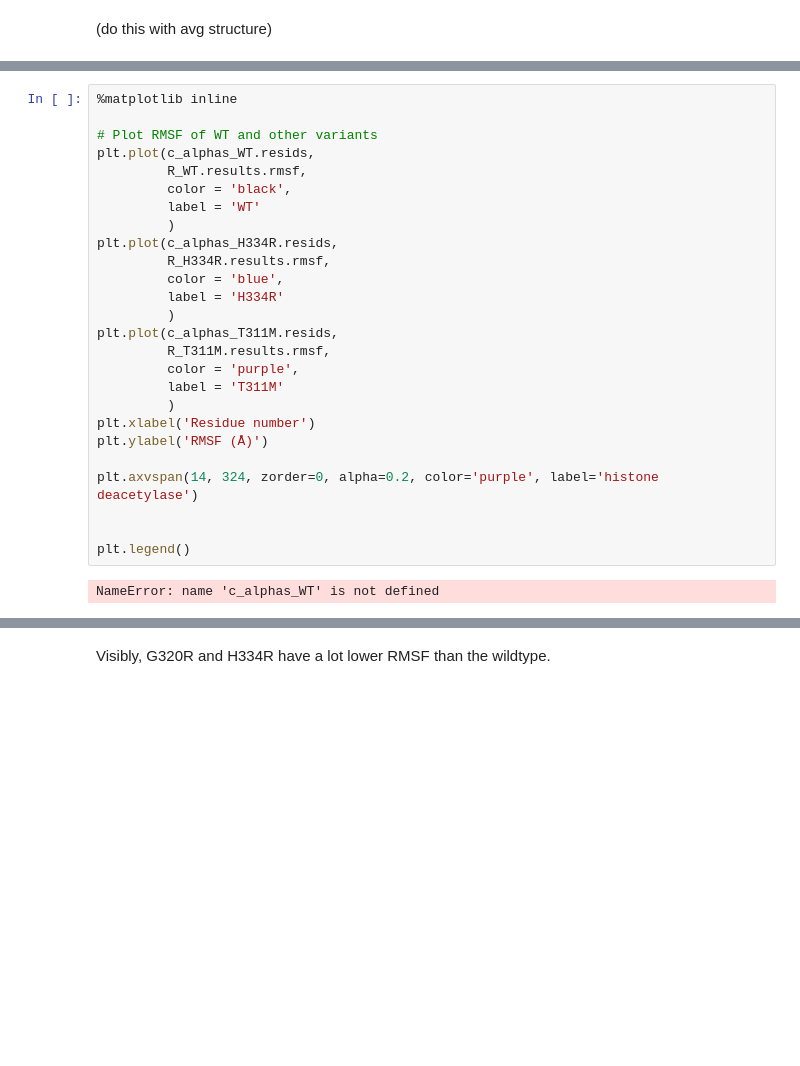
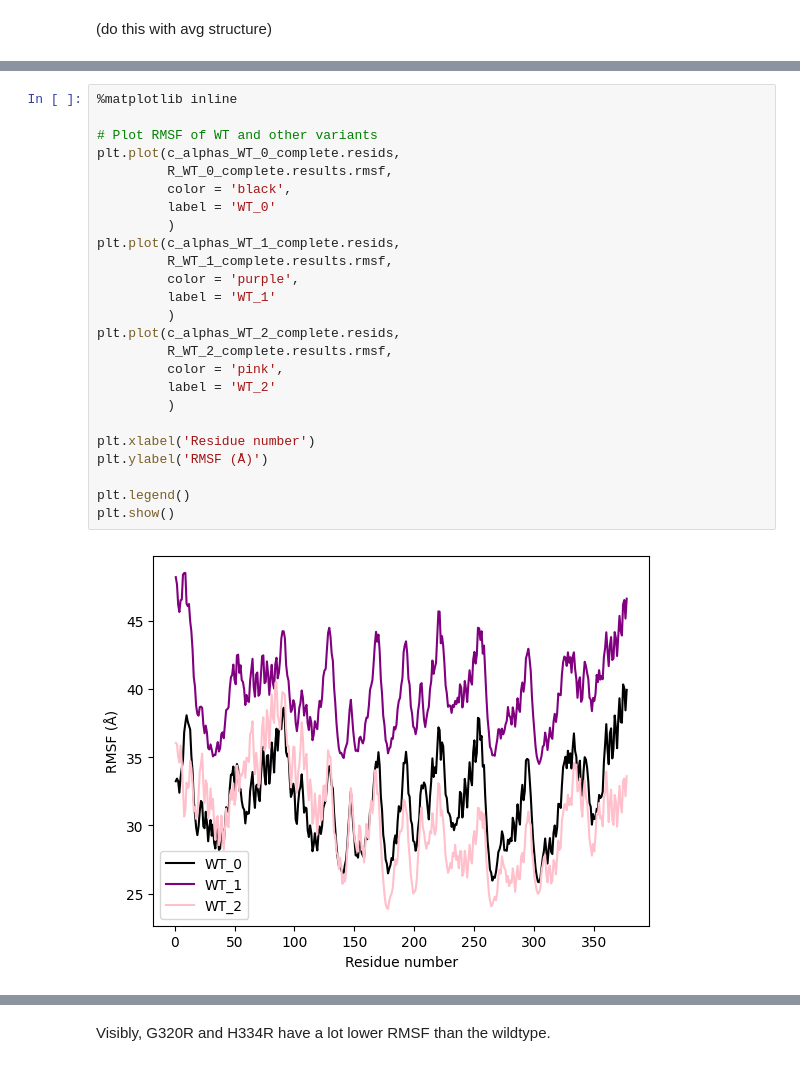
Before and after one commit to YamilaTimmer/molecular-dynamics-HDAC8, a Jupyter notebook: molecular-dynamics-HDAC8.ipynb, the cells around one changed output, grey strips where cells are left out. Saved outputs shown, nothing was run; the diff lists cells and outputs as text; blank space fills up the shorter version.

Commit message:
Worked on RMSF comparison

```diff
--- a/molecular-dynamics-HDAC8.ipynb
+++ b/molecular-dynamics-HDAC8.ipynb
@@ -252,28 +317,27 @@ c_alphas_T311M, R_T311M = calculate_RMSF(T311M)
 # %%
 %matplotlib inline
 
 # Plot RMSF of WT and other variants
-plt.plot(c_alphas_WT.resids,
-         R_WT.results.rmsf,
+plt.plot(c_alphas_WT_0_complete.resids,
+         R_WT_0_complete.results.rmsf,
          color = 'black',
-         label = 'WT'
+         label = 'WT_0'
          )
-plt.plot(c_alphas_H334R.resids,
-         R_H334R.results.rmsf,
-         color = 'blue',
-         label = 'H334R'
+plt.plot(c_alphas_WT_1_complete.resids,
+         R_WT_1_complete.results.rmsf,
+         color = 'purple',
+         label = 'WT_1'
          )
-plt.plot(c_alphas_T311M.resids,
-         R_T311M.results.rmsf,
-         color = 'purple',
-         label = 'T311M'
+plt.plot(c_alphas_WT_2_complete.resids,
+         R_WT_2_complete.results.rmsf,
+         color = 'pink',
+         label = 'WT_2'
          )
+
 plt.xlabel('Residue number')
 plt.ylabel('RMSF (Å)')
 
-plt.axvspan(14, 324, zorder=0, alpha=0.2, color='purple', label='histone deacetylase')
-
-
 plt.legend()
+plt.show()
 # %% [output]
-NameError: name 'c_alphas_WT' is not defined
+[figure, added]
```
Also changed, not shown: parts of 18 cells of this notebook.
